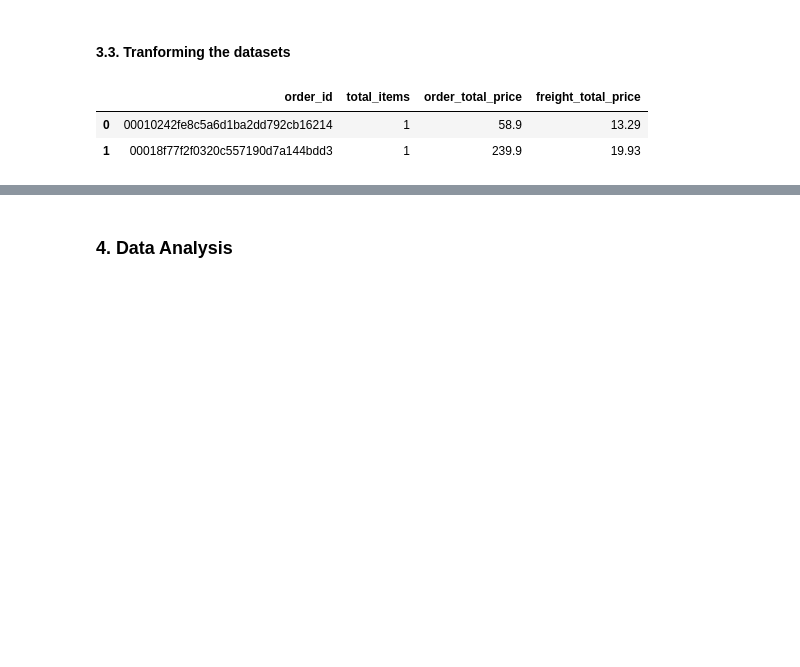
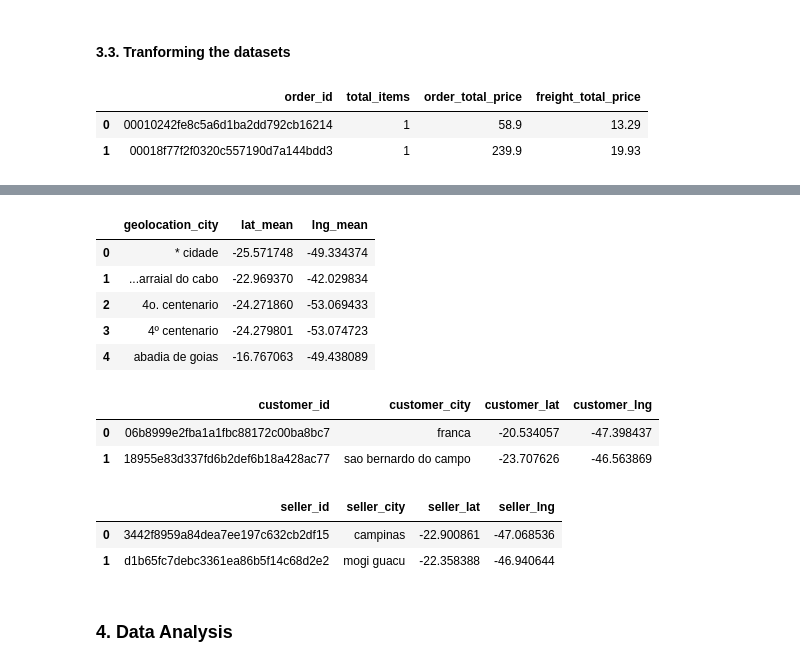
Before and after one commit to bruno-lima98/portfolio-olist-brazilian-ecommerce, a Jupyter notebook: main.ipynb, the cells around one changed output, grey strips where cells are left out. Drawn from its saved outputs; the diff is of its cells as text; code cells hidden in the pictures; blank space fills up the shorter version.

```diff
--- a/main.ipynb
+++ b/main.ipynb
@@ -315,3 +296,43 @@ df_order_payments[df_order_payments["order_id"] == "fa65dad1b0e818e3ccc5cb0e3923
+# %%
+df_city = df_geolocation.groupby(by="geolocation_city").agg(
+    lat_mean=("geolocation_lat", "mean"),
+    lng_mean=("geolocation_lng", "mean")
+).reset_index()
+
+df_city.head()
+# %% [output]
+|  | geolocation_city | lat_mean | lng_mean |
+| 0 | * cidade | -25.571748 | -49.334374 |
+| 1 | ...arraial do cabo | -22.969370 | -42.029834 |
+| 2 | 4o. centenario | -24.271860 | -53.069433 |
+| 3 | 4º centenario | -24.279801 | -53.074723 |
+| 4 | abadia de goias | -16.767063 | -49.438089 |
+# %%
+df_customer_geo = df_customer[["customer_id", "customer_city"]].merge(
+    df_city[["geolocation_city", "lat_mean", "lng_mean"]],
+    left_on="customer_city",
+    right_on="geolocation_city",
+    how="left"
+).drop(columns="geolocation_city").rename(columns={"lat_mean": "customer_lat", "lng_mean": "customer_lng"})
+
+df_customer_geo.head(2)
+# %% [output]
+|  | customer_id | customer_city | customer_lat | customer_lng |
+| 0 | 06b8999e2fba1a1fbc88172c00ba8bc7 | franca | -20.534057 | -47.398437 |
+| 1 | 18955e83d337fd6b2def6b18a428ac77 | sao bernardo do campo | -23.707626 | -46.563869 |
+# %%
+df_seller_geo = df_sellers[["seller_id", "seller_city"]].merge(
+    df_city[["geolocation_city", "lat_mean", "lng_mean"]],
+    left_on="seller_city",
+    right_on="geolocation_city",
+    how="left"
+).drop(columns="geolocation_city").rename(columns={"lat_mean": "seller_lat", "lng_mean": "seller_lng"})
+
+df_seller_geo.head(2)
+# %% [output]
+|  | seller_id | seller_city | seller_lat | seller_lng |
+| 0 | 3442f8959a84dea7ee197c632cb2df15 | campinas | -22.900861 | -47.068536 |
+| 1 | d1b65fc7debc3361ea86b5f14c68d2e2 | mogi guacu | -22.358388 | -46.940644 |
 # %% [markdown]
 ### 4. Data Analysis
 # %%
```
Also changed, not shown: parts of 10 cells of this notebook.
